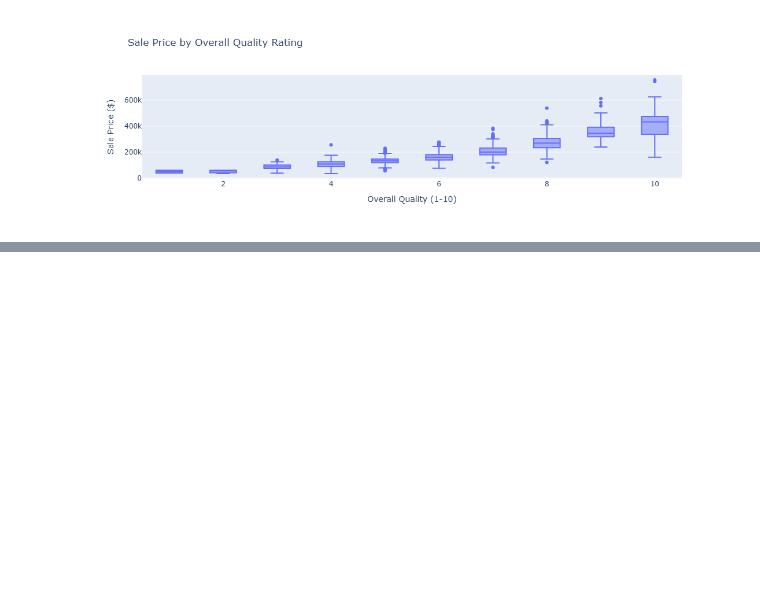
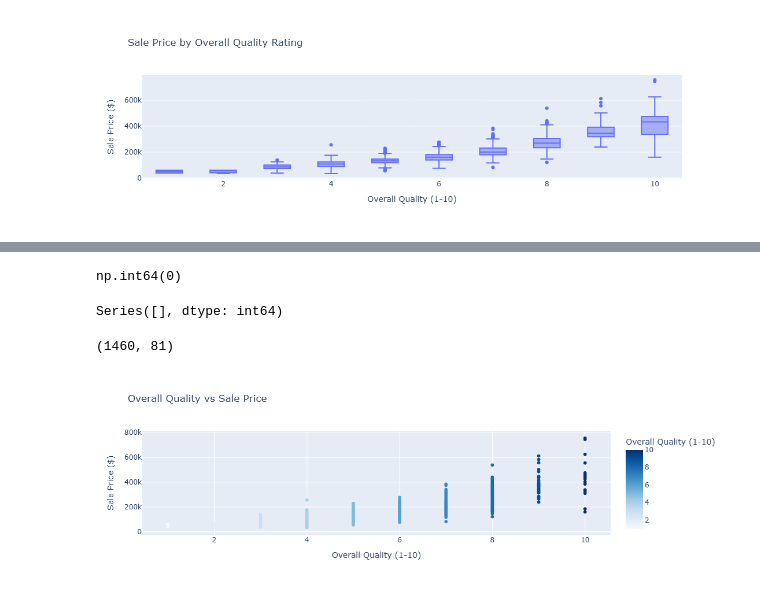
Before and after one commit to marian12-glitch/data-analytics-portfolio, a Jupyter notebook: week3/Houseprices(1).ipynb, the cells around one changed output, grey strips where cells are left out. Saved outputs shown, nothing was run; the diff lists cells and outputs as text; code cells hidden in the pictures; blank space fills up the shorter version.

Commit message:
Add House Prices deep EDA and business insights

```diff
--- a/week3/Houseprices(1).ipynb
+++ b/week3/Houseprices(1).ipynb
@@ -99,0 +167,12 @@ fig.show()
+# %%
+df['Electrical'] = df['Electrical'].fillna(df['Electrical'].mode()[0])
+df['MiscFeature'] = df['MiscFeature'].fillna("None")
+df['Electrical'].isnull().sum()
+df['LotFrontage'].isnull().sum()
+# %% [output]
+np.int64(0)
+# %%
+df.isnull().sum().sum()
+df.isnull().sum()[df.isnull().sum() > 0]
+# %% [output]
+Series([], dtype: int64)
@@ -99,0 +181,18 @@ fig.show()
+# %%
+df = pd.read_csv('house_prices_cleaned.csv')
+print(df.shape)
+# %% [output]
+(1460, 81)
+# %%
+fig = px.scatter(
+    df,
+    x='OverallQual',
+    y='SalePrice',
+    color='OverallQual',
+    title='Overall Quality vs Sale Price',
+    labels={'OverallQual': 'Overall Quality (1-10)', 'SalePrice': 'Sale Price ($)'},
+    color_continuous_scale='Blues'
+)
+fig.show()
+# %% [output]
+[figure, added]
```
Also changed, not shown: parts of 13 cells of this notebook, 2 other files.
